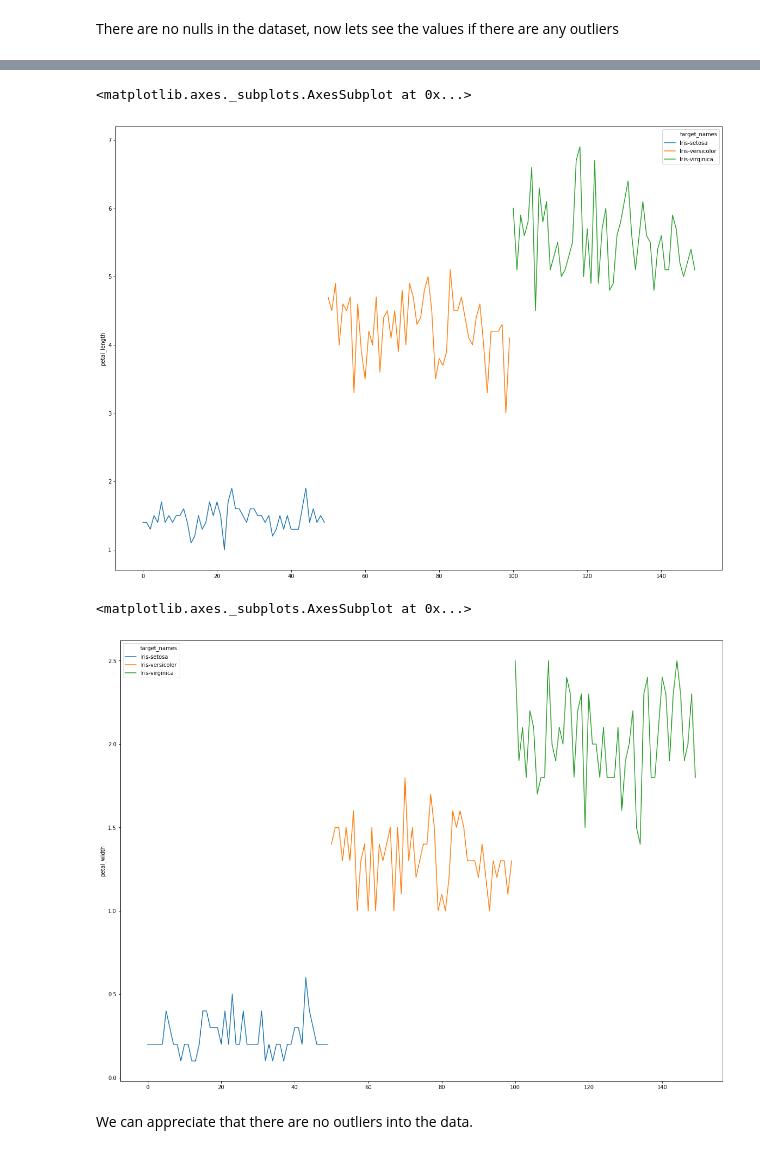
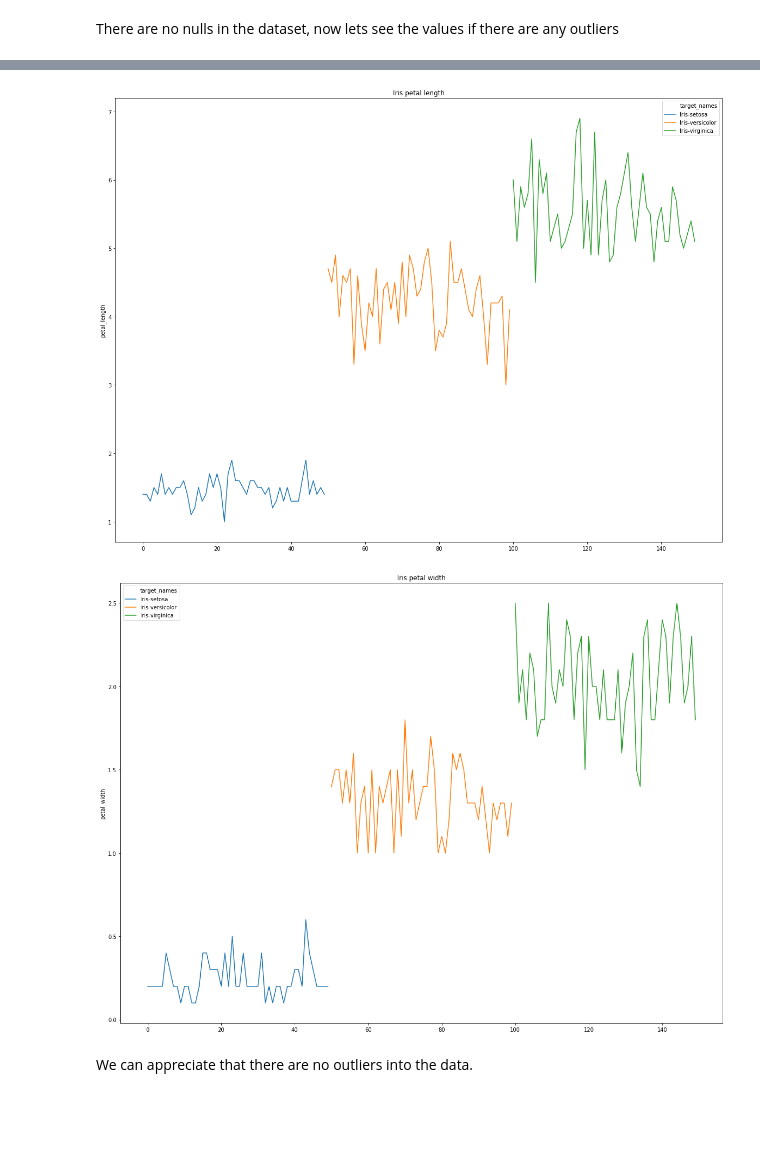
Before and after one commit to mrg20/laboratory-data-science-subject, a Jupyter notebook: notebooks/Iris.ipynb, the cells around one changed output, grey strips where cells are left out. Cells and saved outputs as stored; diff of their text form; code cells hidden in the pictures; blank space fills up the shorter version.

```diff
--- a/notebooks/Iris.ipynb
+++ b/notebooks/Iris.ipynb
@@ -68,14 +67,13 @@ Text(0.5, 1.0, 'Iris sepal width')
 [figure]
 # %%
 sns.lineplot(x=df.index, y='petal_length', data=df, hue='target_names')
-plt
+plt.title('Iris petal length');
 # %% [output]
-<matplotlib.axes._subplots.AxesSubplot at 0x...>
-[figure, old version]
+[figure, new version]
 # %%
 sns.lineplot(x=df.index, y='petal_width', data=df, hue='target_names')
+plt.title('Iris petal width');
 # %% [output]
-<matplotlib.axes._subplots.AxesSubplot at 0x...>
-[figure, old version]
+[figure, new version]
 # %% [markdown]
 We can appreciate that there are no outliers into the data.
```
Also changed, not shown: parts of 2 cells of this notebook, 1 other file.
